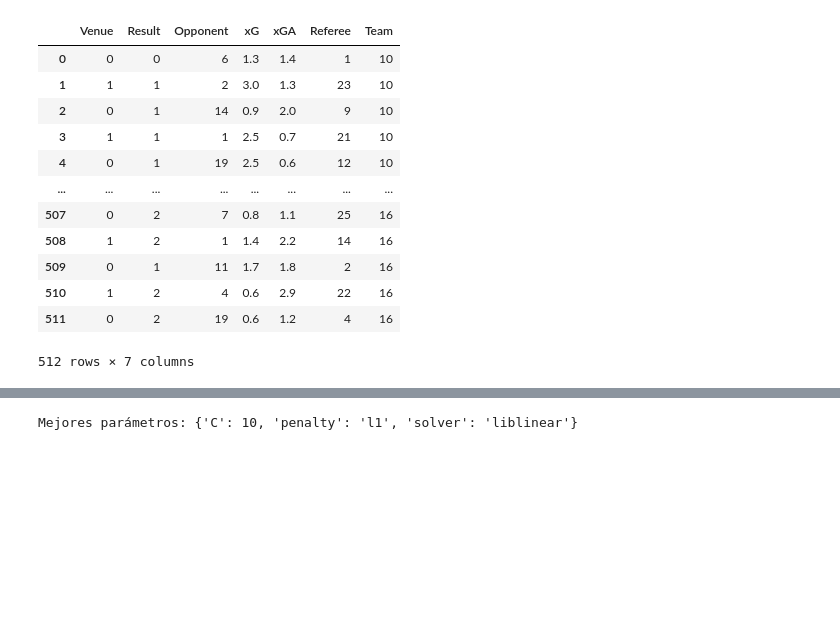
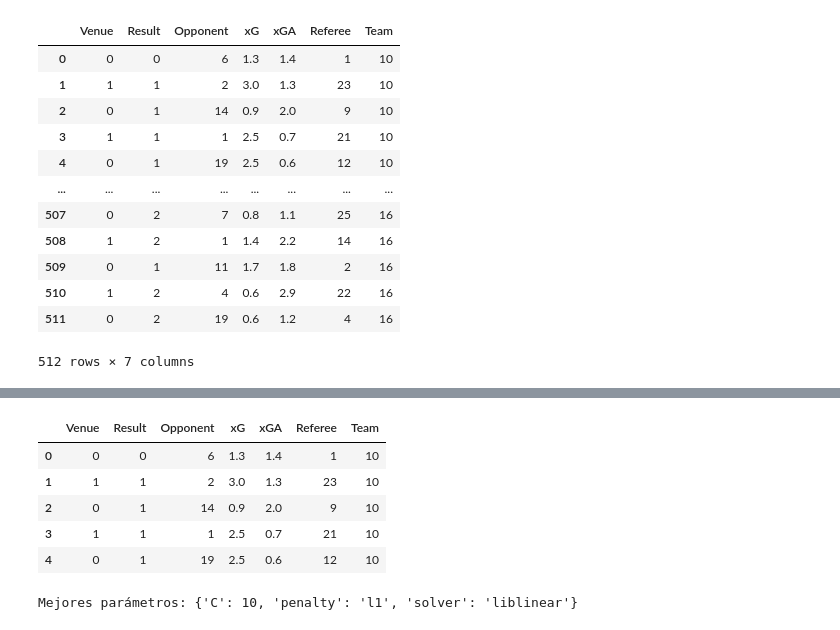
Before and after one commit to IlseFlores/PROYECTO-CD-Premiere-league, a Jupyter notebook: notebooks/models.ipynb, the cells around one changed output, grey strips where cells are left out. Saved outputs shown, nothing was run; the diff lists cells and outputs as text; code cells hidden in the pictures; blank space fills up the shorter version.

```diff
--- a/notebooks/models.ipynb
+++ b/notebooks/models.ipynb
@@ -23,11 +47,28 @@ df
 # %%
 import pandas as pd
+from sklearn.preprocessing import LabelEncoder
 from sklearn.model_selection import train_test_split
+
+categorical_cols = ['Venue', 'Opponent', 'Team']
+
+label_encoder = LabelEncoder()
+for col in categorical_cols:
+    df[col] = label_encoder.fit_transform(df[col])
 
 X = df.drop('Result', axis=1)
 y = df['Result']
 
 X_train, X_test, y_train, y_test = train_test_split(X, y, test_size=0.2, random_state=42)
+# %%
+#0:.Draw, 1:Win, 2:Lose
+df.head()
+# %% [output]
+|  | Venue | Result | Opponent | xG | xGA | Referee | Team |
+| 0 | 0 | 0 | 6 | 1.3 | 1.4 | 1 | 10 |
+| 1 | 1 | 1 | 2 | 3.0 | 1.3 | 23 | 10 |
+| 2 | 0 | 1 | 14 | 0.9 | 2.0 | 9 | 10 |
+| 3 | 1 | 1 | 1 | 2.5 | 0.7 | 21 | 10 |
+| 4 | 0 | 1 | 19 | 2.5 | 0.6 | 12 | 10 |
 # %%
 from sklearn.model_selection import GridSearchCV
 from sklearn.linear_model import LogisticRegression
```
Also changed, not shown: parts of 13 cells of this notebook, 1 other file.
